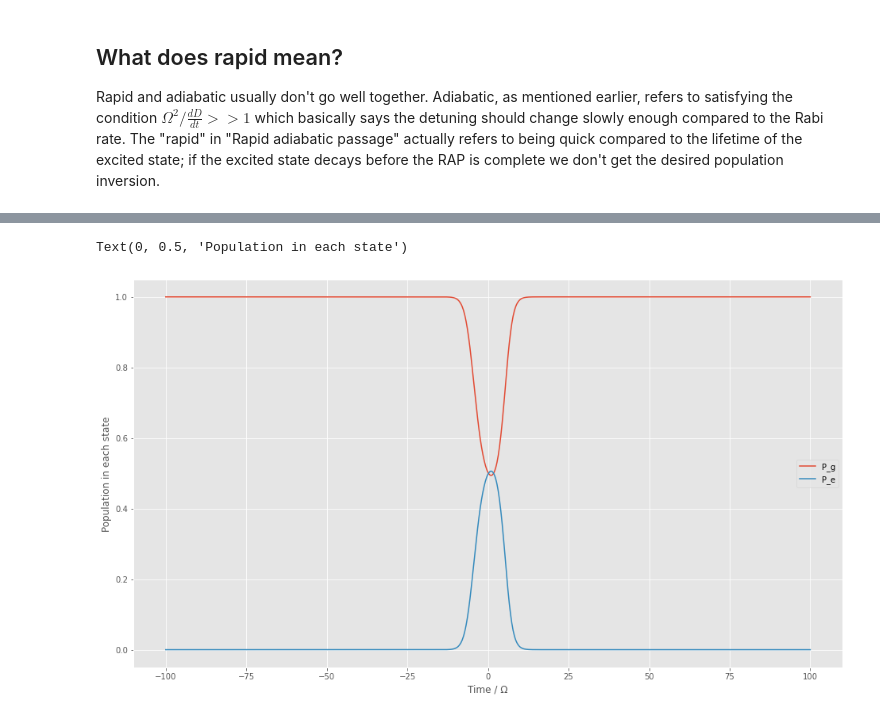
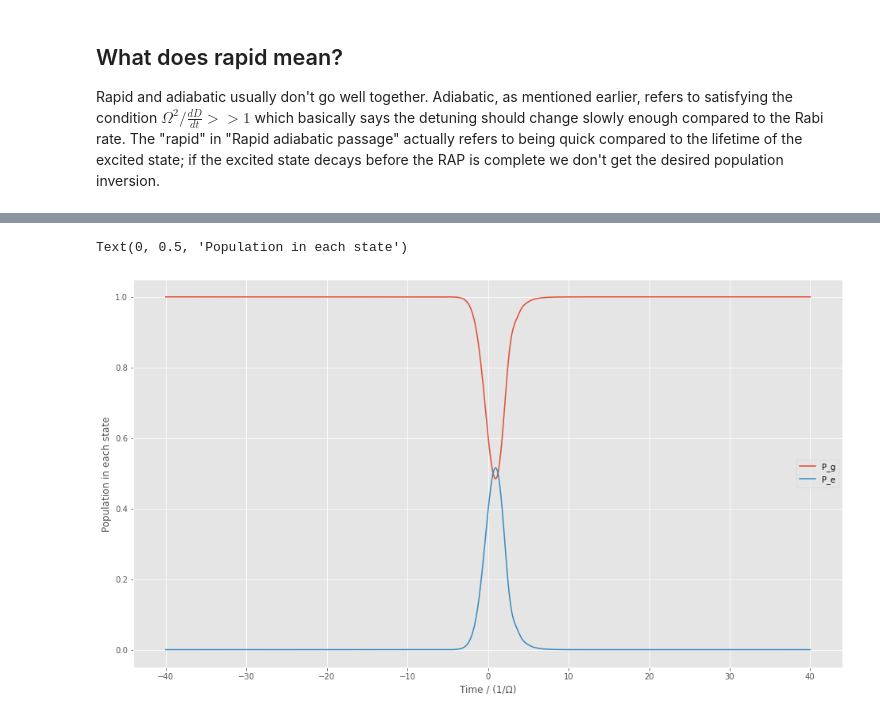
Before and after one commit to otimgren/toy-systems, a Jupyter notebook: examples/Rapid adiabatic passage in a 2-level system.ipynb, the cells around one changed output, grey strips where cells are left out. Drawn from its saved outputs; the diff is of its cells as text; code cells hidden in the pictures.

```diff
--- a/examples/Rapid adiabatic passage in a 2-level system.ipynb
+++ b/examples/Rapid adiabatic passage in a 2-level system.ipynb
@@ -114,12 +102,12 @@ P_g_op = qutip.Qobj((1*g).density_matrix(basis), type = "oper")
 P_e_op = qutip.Qobj((1*e).density_matrix(basis), type = "oper")
 
 # Set the parameters for the system
-H.qobj.args["Delta"] = 1 # This is actually the rate at which delta varies, i.e. dD/dt
-H.qobj.args["sigma"] = 5 # Width of the Gaussian describing time-dependence of drive field
-H.qobj.args["Omega"] = 5 # The maximum value of the drive field Rabi rate
+H.qobj.args["Delta"] = 1.2 # This is actually the rate at which delta varies, i.e. dD/dt
+H.qobj.args["sigma"] = 2 # Width of the Gaussian describing time-dependence of drive field
+H.qobj.args["Omega"] = 1 # The maximum value of the drive field Rabi rate
 
 
-times = np.linspace(-100,100,1001) # Times at which result is requested
+times = np.linspace(-20*H.qobj.args["sigma"],20*H.qobj.args["sigma"],1001) # Times at which result is requested
 
 # The solver used by qutip sometimes doesn't seem to notice that adiabatic passage is supposed to be happening, so reduce max step size to
 # mitigate this
@@ -157,12 +145,11 @@ P_g_op = qutip.Qobj((1*g).density_matrix(basis), type = "oper")
 P_e_op = qutip.Qobj((1*e).density_matrix(basis), type = "oper")
 
 # Set the parameters for the system
-H.qobj.args["Delta"] = 1
-H.qobj.args["sigma"] = 5
-H.qobj.args["Omega"] = 5
+H.qobj.args["Delta"] = 1.2
+H.qobj.args["sigma"] = 2
+H.qobj.args["Omega"] = 1
 
-
-times = np.linspace(-100,100,1001) # Times at which result is requested
+times = np.linspace(-20*H.qobj.args["sigma"],20*H.qobj.args["sigma"],1001) # Times at which result is requested
 
 # The solver used by qutip sometimes doesn't seem to notice that adiabatic passage is supposed to be happening, so reduce max step size to
 # mitigate this
@@ -180,6 +167,6 @@ fig, ax = plt.subplots(figsize = (16,9))
 ax.plot(times, result.expect[0], label = "P_g")
 ax.plot(times, result.expect[1], label = "P_e")
 ax.legend()
-ax.set_xlabel("Time / Ω")
+ax.set_xlabel("Time / (1/Ω)")
 ax.set_ylabel("Population in each state")
 # %% [output]
@@ -187,2 +174,2 @@ ax.set_ylabel("Population in each state")
 Text(0, 0.5, 'Population in each state')
-[figure, old version]
+[figure, new version]
```
Also changed, not shown: parts of 4 cells of this notebook, 2 other files.
